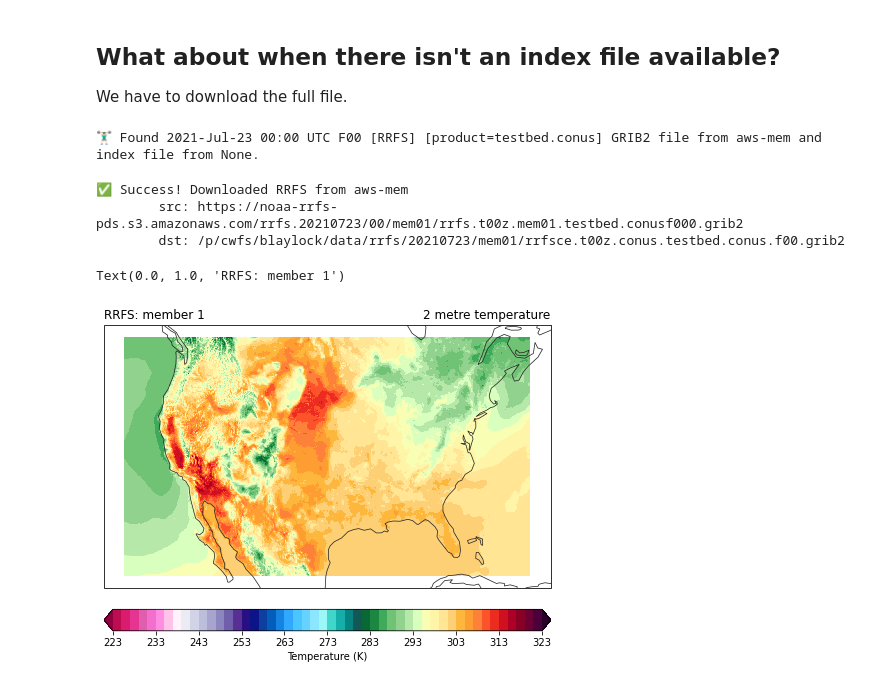
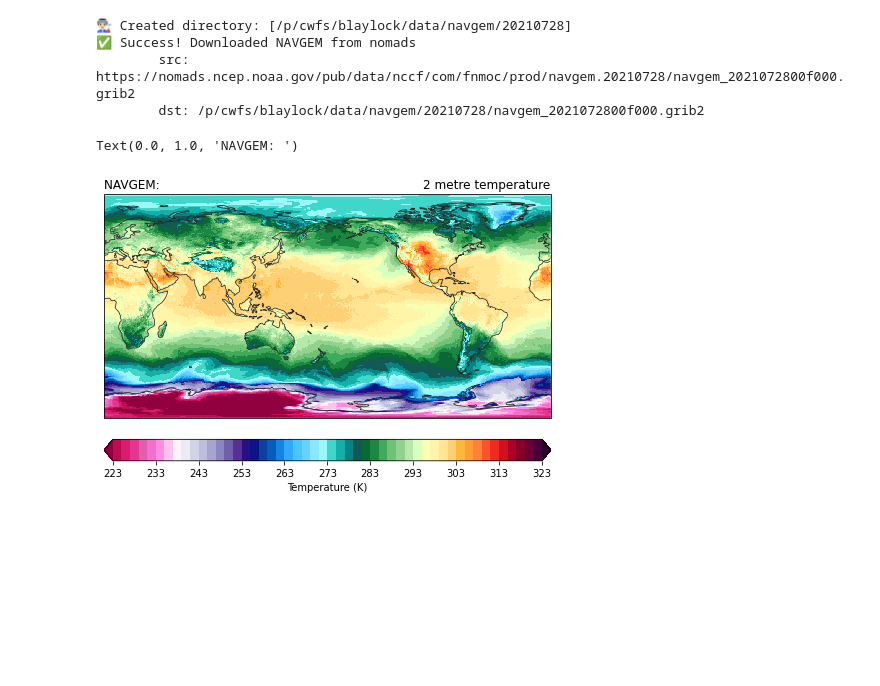
Before and after one commit to amotl/herbie-without-docs, a Jupyter notebook: docs/user_guide/notebooks/data_navgem.ipynb, the cells around one changed output. Drawn from its saved outputs; the diff is of its cells as text; code cells hidden in the pictures; blank space fills up the shorter version.

```diff
--- a/docs/user_guide/notebooks/data_navgem.ipynb
+++ b/docs/user_guide/notebooks/data_navgem.ipynb
@@ -13,6 +13,6 @@ from paint.standard2 import cm_tmp
 import matplotlib.pyplot as plt
 import cartopy.crs as ccrs
 # %%
-H = Herbie('2021-07-23',
-           model='rrfs', fxx=1)
+H = Herbie('2021-07-28',
+           model='navgem')
 # %% [output]
@@ -44,18 +20,11 @@ Text(0.0, 1.0, 'RRFS: ensemble mean')
-# %% [markdown]
-## What about when there isn't an index file available?
-We have to download the full file.
-# %%
-H = Herbie('2021-07-23',
-           model='rrfs', product='testbed.conus', member=1, priority='aws-mem')
-# %% [output]
-🏋🏻‍♂️ Found 2021-Jul-23 00:00 UTC F00 [RRFS] [product=testbed.conus] GRIB2 file from aws-mem and index file from None.
 # %%
 # no index file available. Have to download the full file.
 H.download()
 # %% [output]
-✅ Success! Downloaded RRFS from aws-mem
-        src: https://noaa-rrfs-pds.s3.amazonaws.com/rrfs.20210723/00/mem01/rrfs.t00z.mem01.testbed.conusf000.grib2
-        dst: /p/cwfs/blaylock/data/rrfs/20210723/mem01/rrfsce.t00z.conus.testbed.conus.f00.grib2
+👨🏻‍🏭 Created directory: [/p/cwfs/blaylock/data/navgem/20210728]
+✅ Success! Downloaded NAVGEM from nomads
+        src: https://nomads.ncep.noaa.gov/pub/data/nccf/com/fnmoc/prod/navgem.20210728/navgem_2021072800f000.grib2
+        dst: /p/cwfs/blaylock/data/navgem/20210728/navgem_2021072800f000.grib2
 # %%
 import xarray
 # %%
@@ -69,14 +38,14 @@ x = xarray.open_dataset(
 # %%
 ax = common_features(crs=x.herbie.crs, figsize=[8,8])
 p = ax.pcolormesh(x.longitude, x.latitude, x.t2m,
               transform=pc,
               **cm_tmp(units='K').cmap_kwargs)
 plt.colorbar(p, ax=ax,
              orientation='horizontal', pad=.05,
              **cm_tmp(units='K').cbar_kwargs)
 
 ax.set_title(x.t2m.GRIB_name, loc='right')
-ax.set_title(f"{H.model.upper()}: member {H.member}", loc='left')
+ax.set_title(f"{H.model.upper()}: {H.product_description}", loc='left')
 # %% [output]
-Text(0.0, 1.0, 'RRFS: member 1')
+Text(0.0, 1.0, 'NAVGEM: ')
-[figure, old version]
+[figure, new version]
```
Also changed, not shown: parts of 5 cells of this notebook, 4 other files.
